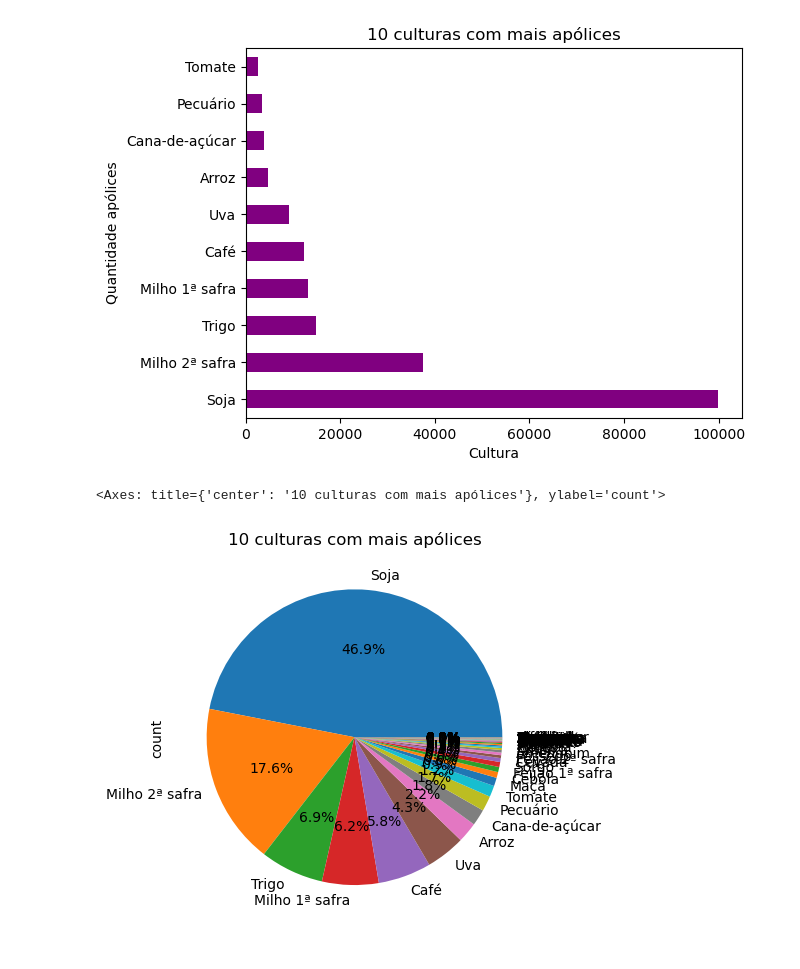
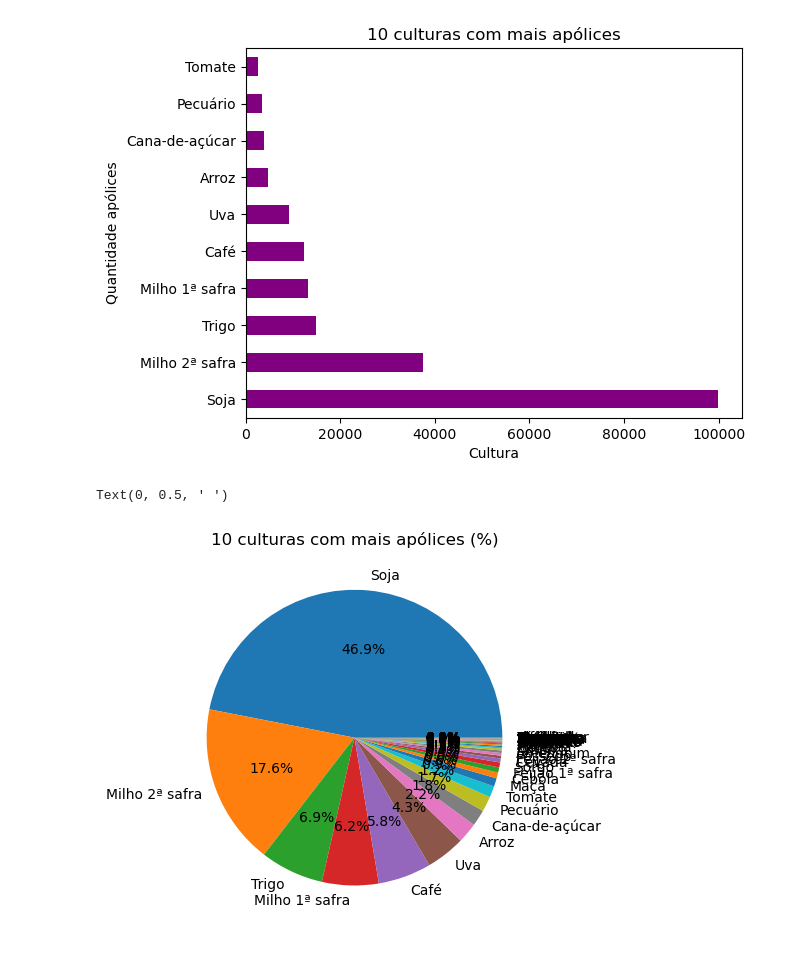
Before and after one commit to LucasPassoni/data-cleaning-eda, a Jupyter notebook: script.ipynb, the cells around one changed output. Cells and saved outputs as stored; diff of their text form; code cells hidden in the pictures.

Commit message:
Gráficos de dados qualitativos e quantitativos- gráficos de barras, histogramas, etc

```diff
--- a/script.ipynb
+++ b/script.ipynb
@@ -828,11 +828,13 @@ Text(0, 0.5, 'Quantidade apólices')
 [figure]
 # %%
 #a porcentagem de apólices de soja é 46,9%
-df['cultura'].value_counts()\
-    .plot(kind='pie', autopct='%1.1f%%',title='10 culturas com mais apólices')
+ax = df['cultura'].value_counts()\
+    .plot(kind='pie', autopct='%1.1f%%',title='10 culturas com mais apólices (%)')
+ax.set_xlabel(' ')
+ax.set_ylabel(' ')
 # %% [output]
-<Axes: title={'center': '10 culturas com mais apólices'}, ylabel='count'>
+Text(0, 0.5, ' ')
-[figure, old version]
+[figure, new version]
 # %%
 #caso queiramos considerar apenas as 10 principais culturas
 #vamos perder alguma informação sobre as porcentagens
```
Also changed, not shown: parts of 14 cells of this notebook, 1 other file.
